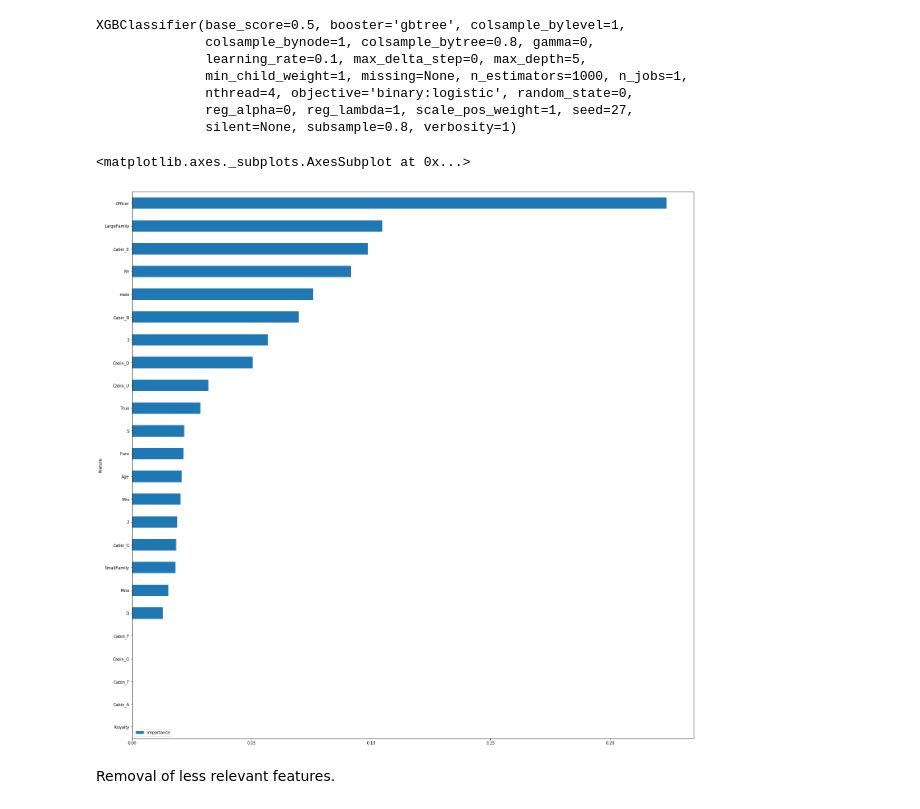
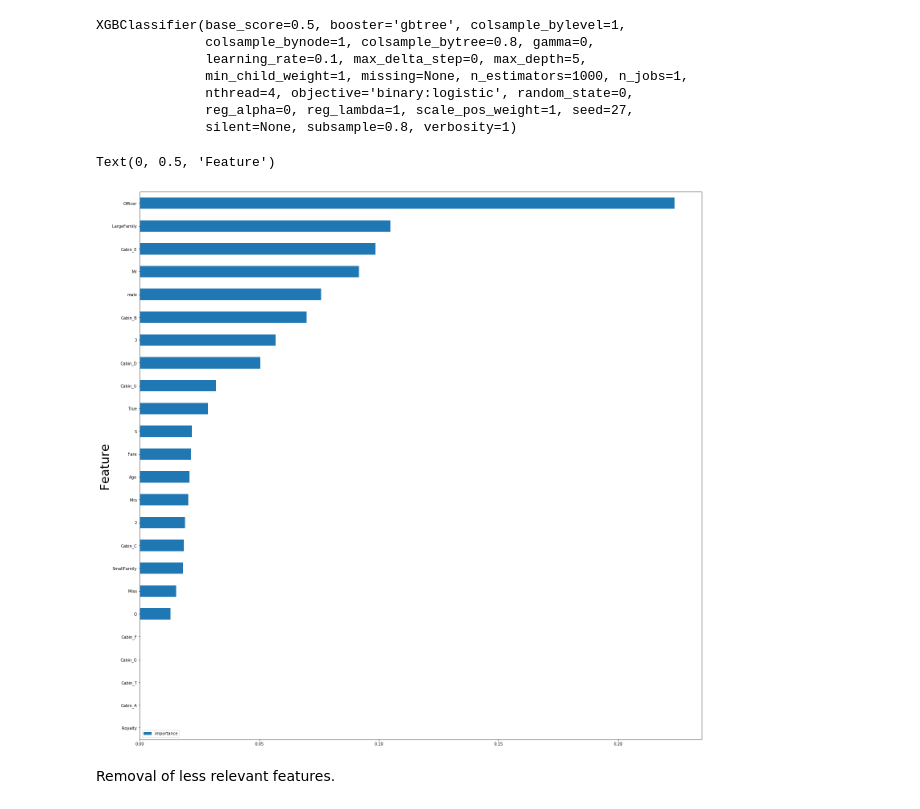
Before and after one commit to bluejurand/Titanic-python, a Jupyter notebook: Titanic_DA_VIS_Model.ipynb, the cells around one changed output. Cells and saved outputs as stored; diff of their text form; code cells hidden in the pictures.

```diff
--- a/Titanic_DA_VIS_Model.ipynb
+++ b/Titanic_DA_VIS_Model.ipynb
@@ -529,9 +529,12 @@ features.sort_values(by = ['importance'], ascending = True, inplace = True)
 features.set_index('feature', inplace = True)
 # %%
 features.plot(kind = 'barh', figsize = (25, 25))
+plt.rc('xtick', labelsize=30)
+plt.rc('ytick', labelsize=30)
+plt.ylabel('Feature', fontsize=30)
 # %% [output]
-<matplotlib.axes._subplots.AxesSubplot at 0x...>
+Text(0, 0.5, 'Feature')
-[figure, old version]
+[figure, new version]
 # %% [markdown]
 Removal of less relevant features.
 # %%
```
Also changed, not shown: parts of 3 cells of this notebook.
